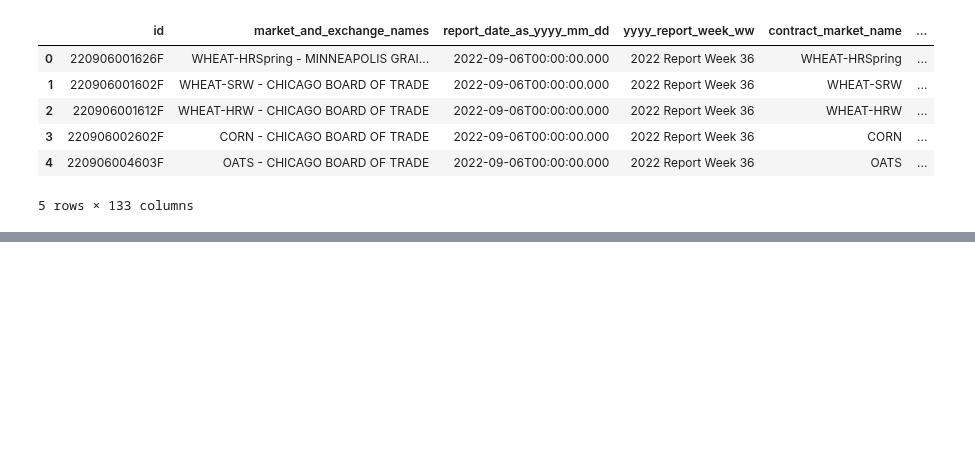
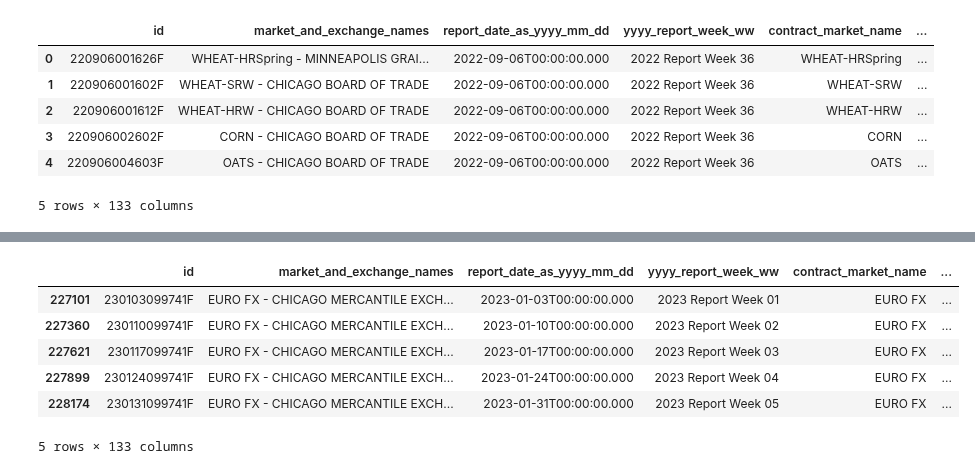
Before and after one commit to H-zx3/Projektas_FX, a Jupyter notebook: cotEUR.ipynb, the cells around one changed output, grey strips where cells are left out. Cells and saved outputs as stored; diff of their text form; code cells hidden in the pictures; blank space fills up the shorter version.

```diff
--- a/cotEUR.ipynb
+++ b/cotEUR.ipynb
@@ -88,0 +73,11 @@ non_commercial_gbp_data.head(50)
+# %%
+filtered_df = df_2023[df_2023['contract_market_name'] == "EURO FX"]
+filtered_df.head()
+# %% [output]
+|  | id | market_and_exchange_names | report_date_as_yyyy_mm_dd | yyyy_report_week_ww | contract_market_name | ... |
+| 227101 | 230103099741F | EURO FX - CHICAGO MERCANTILE EXCH... | 2023-01-03T00:00:00.000 | 2023 Report Week 01 | EURO FX | ... |
+| 227360 | 230110099741F | EURO FX - CHICAGO MERCANTILE EXCH... | 2023-01-10T00:00:00.000 | 2023 Report Week 02 | EURO FX | ... |
+| 227621 | 230117099741F | EURO FX - CHICAGO MERCANTILE EXCH... | 2023-01-17T00:00:00.000 | 2023 Report Week 03 | EURO FX | ... |
+| 227899 | 230124099741F | EURO FX - CHICAGO MERCANTILE EXCH... | 2023-01-24T00:00:00.000 | 2023 Report Week 04 | EURO FX | ... |
+| 228174 | 230131099741F | EURO FX - CHICAGO MERCANTILE EXCH... | 2023-01-31T00:00:00.000 | 2023 Report Week 05 | EURO FX | ... |
+5 rows × 133 columns
```
Also changed, not shown: parts of 7 cells of this notebook.
